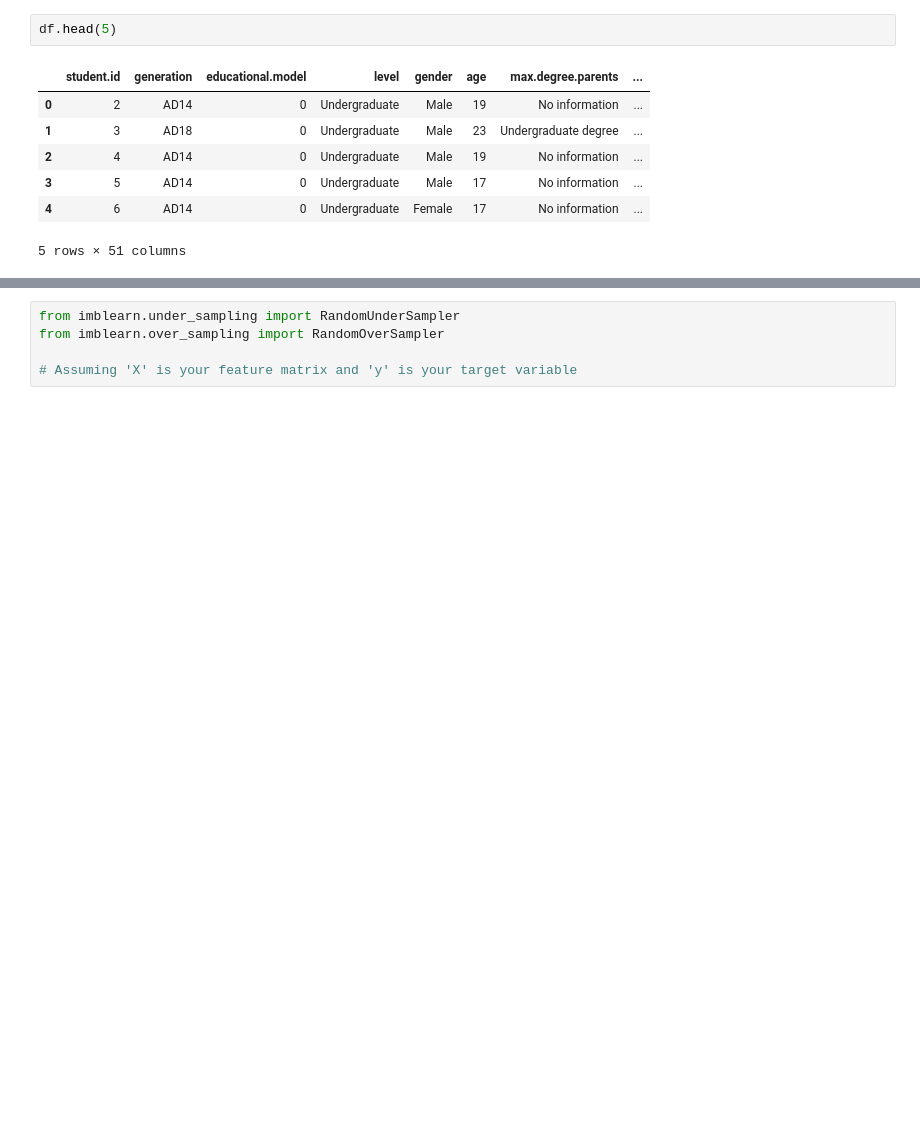
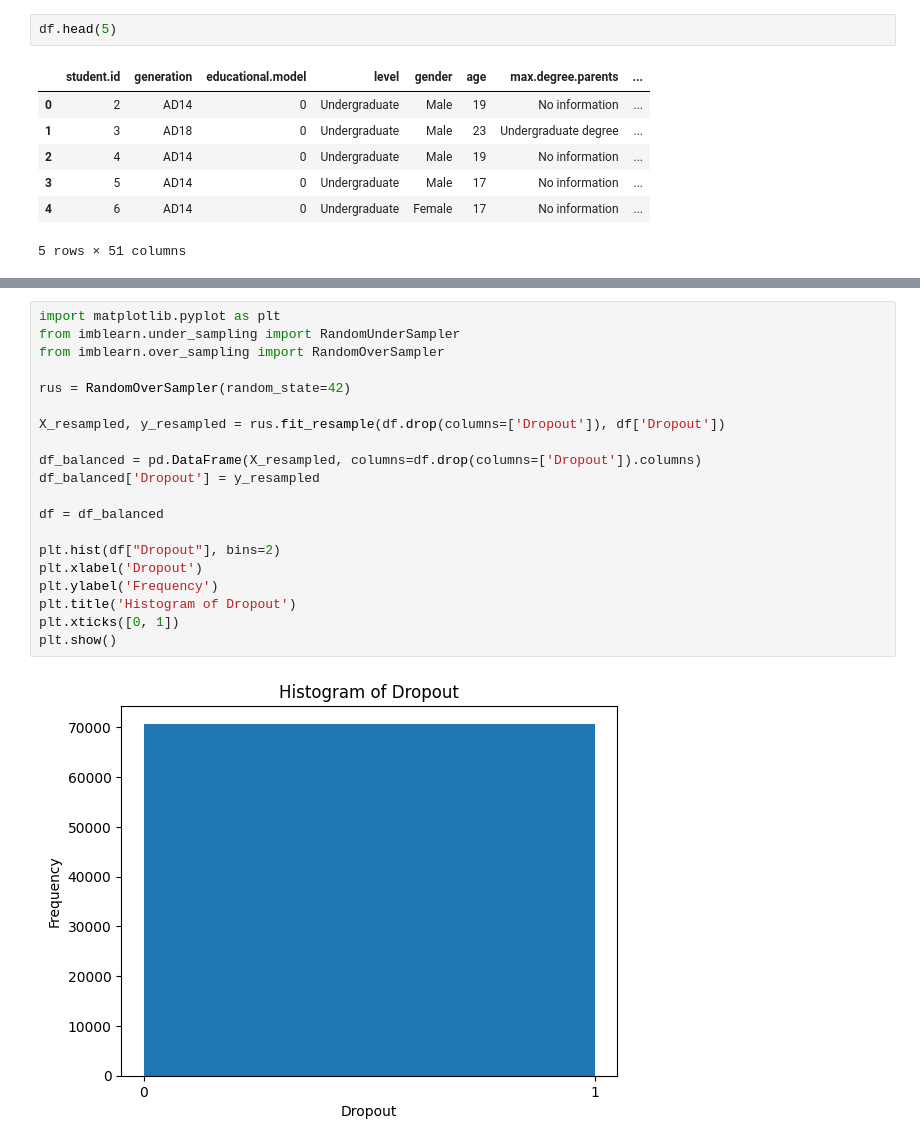
Before and after one commit to pcruiher08/SchoolDropoutAnalysis, a Jupyter notebook: an.ipynb, the cells around one changed output, grey strips where cells are left out. Drawn from its saved outputs; the diff is of its cells as text; blank space fills up the shorter version.

```diff
--- a/an.ipynb
+++ b/an.ipynb
@@ -288,8 +81,25 @@ plt.show()
-# %%
-from imblearn.under_sampling import RandomUnderSampler
-from imblearn.over_sampling import RandomOverSampler
-
-# Assuming 'X' is your feature matrix and 'y' is your target variable
+# %%
+import matplotlib.pyplot as plt
+from imblearn.under_sampling import RandomUnderSampler
+from imblearn.over_sampling import RandomOverSampler
+
+rus = RandomOverSampler(random_state=42)
+
+X_resampled, y_resampled = rus.fit_resample(df.drop(columns=['Dropout']), df['Dropout'])
+
+df_balanced = pd.DataFrame(X_resampled, columns=df.drop(columns=['Dropout']).columns)
+df_balanced['Dropout'] = y_resampled
+
+df = df_balanced
+
+plt.hist(df["Dropout"], bins=2)
+plt.xlabel('Dropout')
+plt.ylabel('Frequency')
+plt.title('Histogram of Dropout')
+plt.xticks([0, 1])
+plt.show()
+# %% [output]
+[figure, added]
 # %%
 
 from sklearn.linear_model import LinearRegression
```
Also changed, not shown: parts of 21 cells of this notebook.
